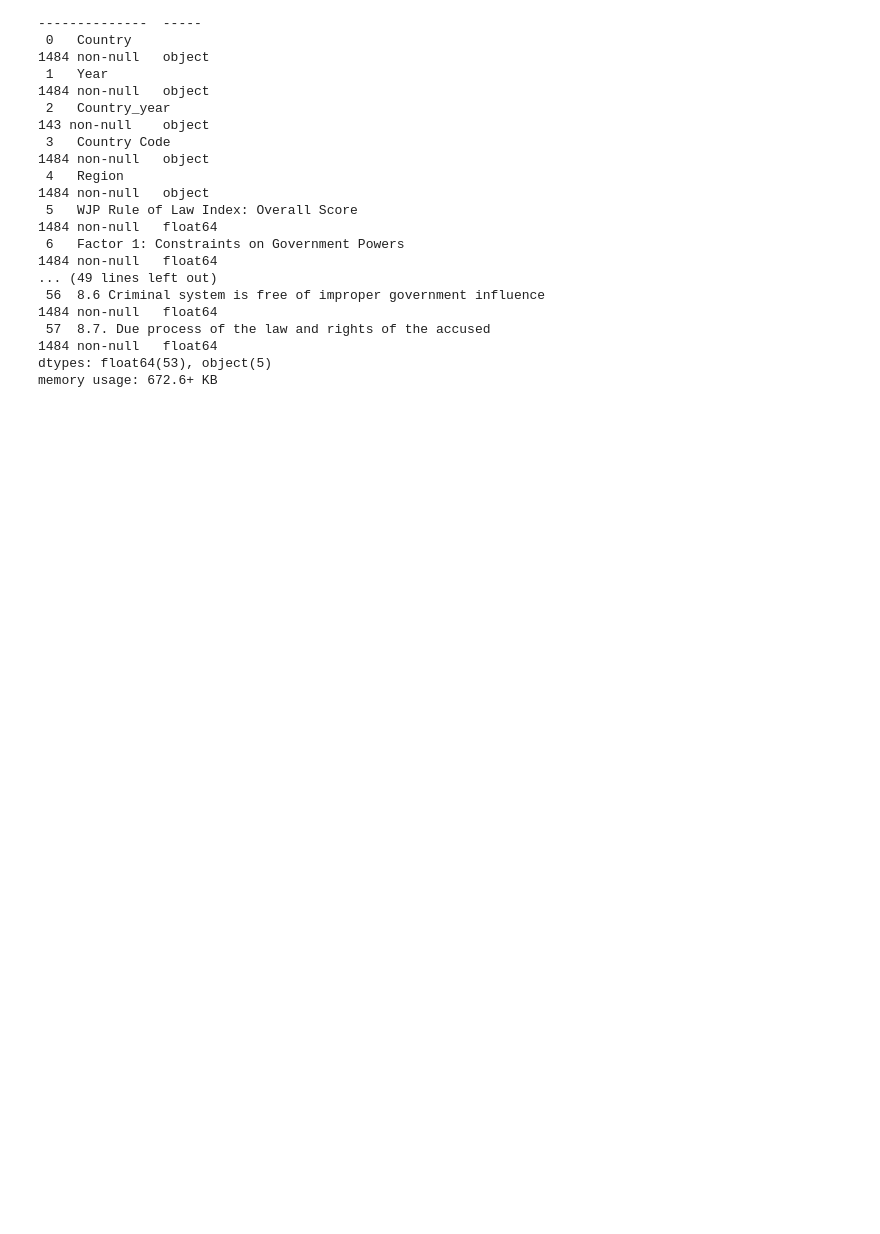
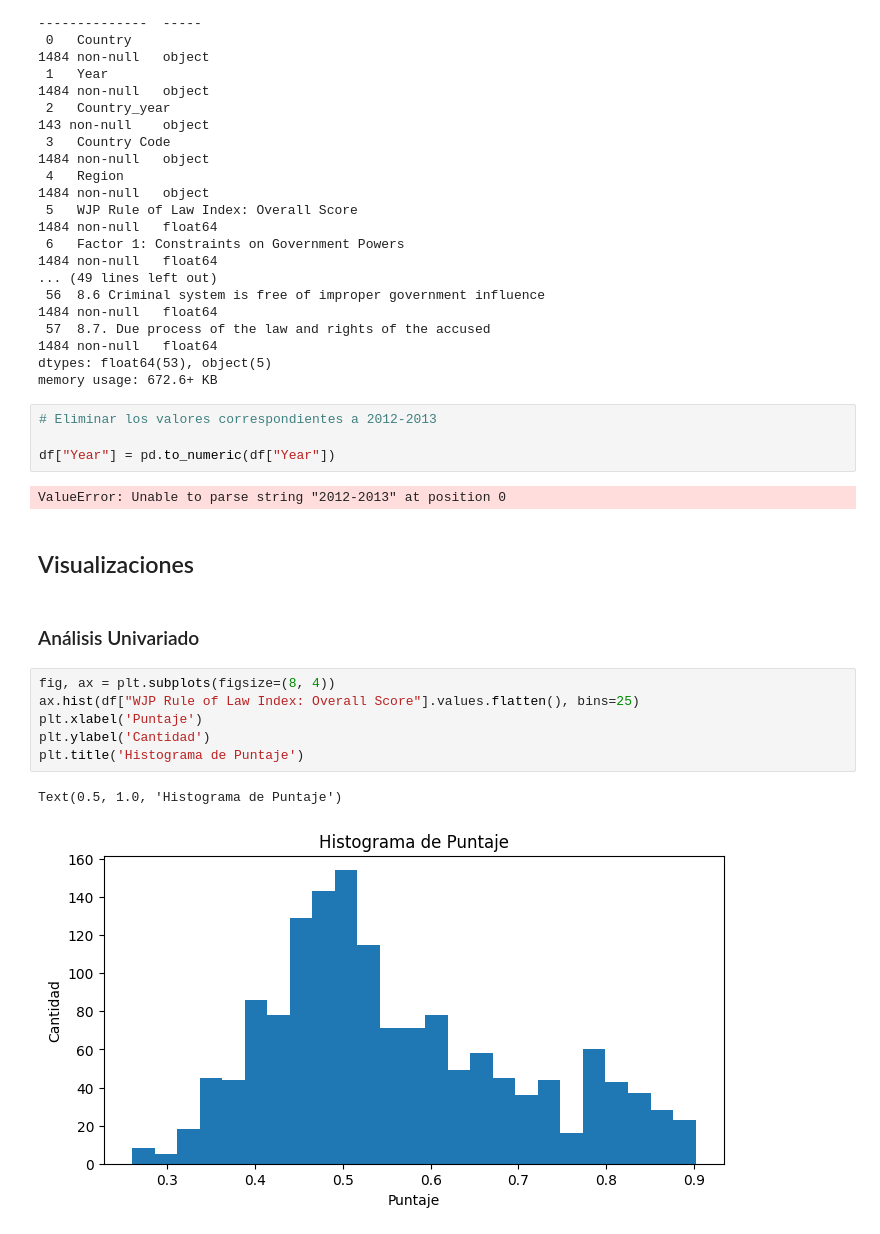
Before and after one commit to Claudio-Ferriz/Proyecto-Estado-de-Derecho-, a Jupyter notebook: Proyecto_Estado_de_Derecho.ipynb, the cells around one changed output. Saved outputs shown, nothing was run; the diff lists cells and outputs as text; blank space fills up the shorter version.

```diff
--- a/Proyecto_Estado_de_Derecho.ipynb
+++ b/Proyecto_Estado_de_Derecho.ipynb
@@ -75,3 +77,22 @@ Data columns (total 58 columns):
  57  8.7. Due process of the law and rights of the accused                                              1484 non-null   float64
 dtypes: float64(53), object(5)
 memory usage: 672.6+ KB
+# %%
+# Eliminar los valores correspondientes a 2012-2013
+
+df["Year"] = pd.to_numeric(df["Year"])
+# %% [output]
+ValueError: Unable to parse string "2012-2013" at position 0
+# %% [markdown]
+## Visualizaciones
+# %% [markdown]
+### Análisis Univariado
+# %%
+fig, ax = plt.subplots(figsize=(8, 4))
+ax.hist(df["WJP Rule of Law Index: Overall Score"].values.flatten(), bins=25)
+plt.xlabel('Puntaje')
+plt.ylabel('Cantidad')
+plt.title('Histograma de Puntaje')
+# %% [output]
+Text(0.5, 1.0, 'Histograma de Puntaje')
+[figure, added]
```
Also changed, not shown: parts of 8 cells of this notebook.
